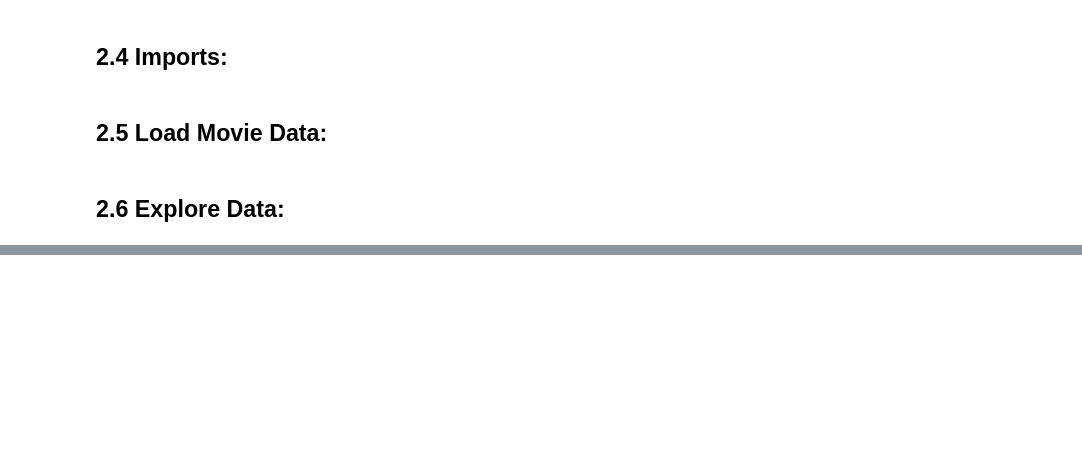
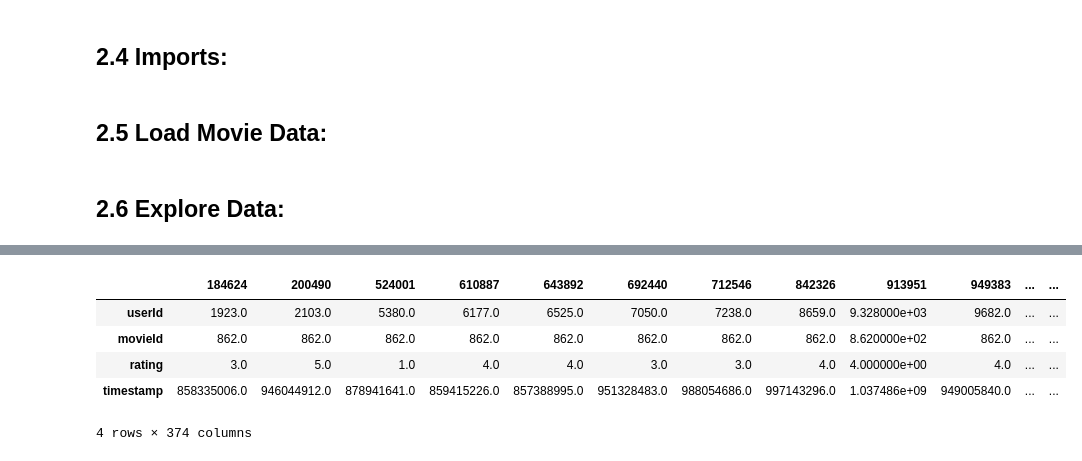
Before and after one commit to msyed-git/Capstone2-MovieRecommendationSystem, a Jupyter notebook: notebooks/02 - Data Wrangling .ipynb, the cells around one changed output, grey strips where cells are left out. Saved outputs shown, nothing was run; the diff lists cells and outputs as text; code cells hidden in the pictures; blank space fills up the shorter version.

Commit message:
cleaing data 1

```diff
--- a/notebooks/02 - Data Wrangling .ipynb
+++ b/notebooks/02 - Data Wrangling .ipynb
@@ -42,11 +42,12 @@ df1 = pd.read_csv('../src/data/TMDB 5000 Movie Dataset/tmdb_5000_credits.csv')
 df2 = pd.read_csv('../src/data/TMDB 5000 Movie Dataset/tmdb_5000_movies.csv')
 
 # Load 'The Movies Dataset'
-df3 = pd.read_csv('../src/data/The Movies Dataset/Keywords.csv')
-df4 = pd.read_csv('../src/data/The Movies Dataset/links.csv')
-df5 = pd.read_csv('../src/data/The Movies Dataset/links_small.csv')
-df6 = pd.read_csv('../src/data/The Movies Dataset/movies_metadata.csv', dtype= {'popularity': 'object'})
-#df7 = pd.read_csv('../src/data/The Movies Dataset/ratings.csv')
-df8 = pd.read_csv('../src/data/The Movies Dataset/ratings_small.csv')
+df_keywords = pd.read_csv('../src/data/The Movies Dataset/Keywords.csv')
+df_links = pd.read_csv('../src/data/The Movies Dataset/links.csv')
+df_links_small = pd.read_csv('../src/data/The Movies Dataset/links_small.csv')
+df_metadata = pd.read_csv('../src/data/The Movies Dataset/movies_metadata.csv', dtype= {'popularity': 'object'})
+df_ratings = pd.read_csv('../src/data/The Movies Dataset/ratings.csv')
+df_ratings_small = pd.read_csv('../src/data/The Movies Dataset/ratings_small.csv')
+df_credits = pd.read_csv('../src/data/The Movies Dataset/credits.csv')
 # %% [markdown]
 ## 2.6 Explore Data:
@@ -97,0 +303,9 @@ None
+# %%
+df_ratings[df_ratings['movieId'] == 862].T
+# %% [output]
+|  | 184624 | 200490 | 524001 | 610887 | 643892 | 692440 | 712546 | 842326 | 913951 | 949383 | ... | ... |
+| userId | 1923.0 | 2103.0 | 5380.0 | 6177.0 | 6525.0 | 7050.0 | 7238.0 | 8659.0 | 9.328000e+03 | 9682.0 | ... | ... |
+| movieId | 862.0 | 862.0 | 862.0 | 862.0 | 862.0 | 862.0 | 862.0 | 862.0 | 8.620000e+02 | 862.0 | ... | ... |
+| rating | 3.0 | 5.0 | 1.0 | 4.0 | 4.0 | 3.0 | 3.0 | 4.0 | 4.000000e+00 | 4.0 | ... | ... |
+| timestamp | 858335006.0 | 946044912.0 | 878941641.0 | 859415226.0 | 857388995.0 | 951328483.0 | 988054686.0 | 997143296.0 | 1.037486e+09 | 949005840.0 | ... | ... |
+4 rows × 374 columns
```
Also changed, not shown: parts of 22 cells of this notebook.
